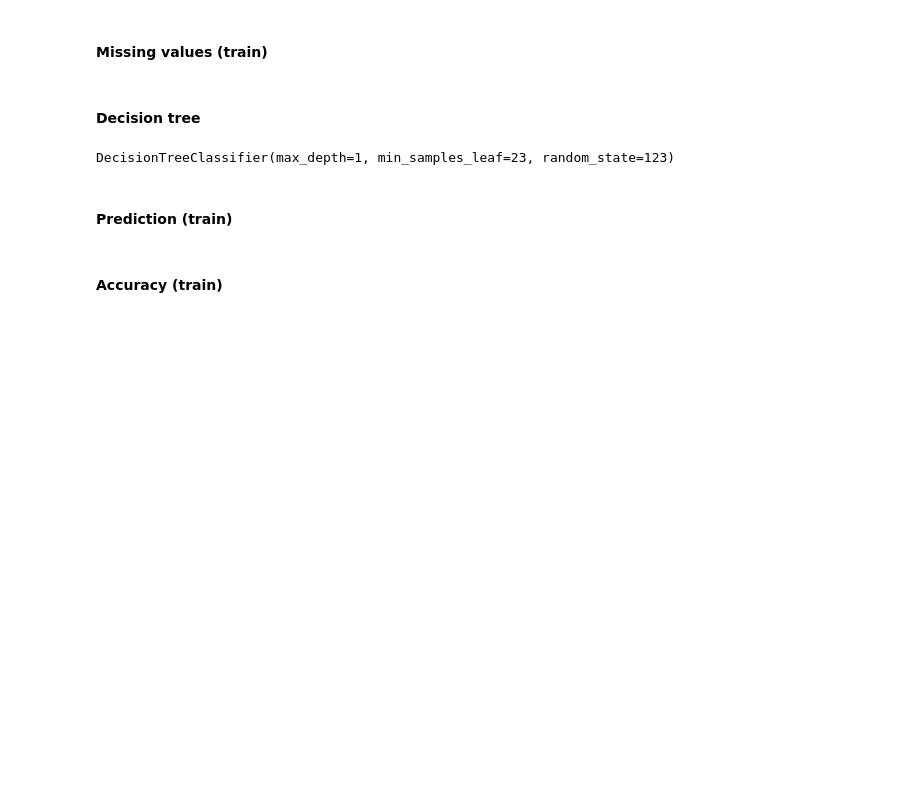
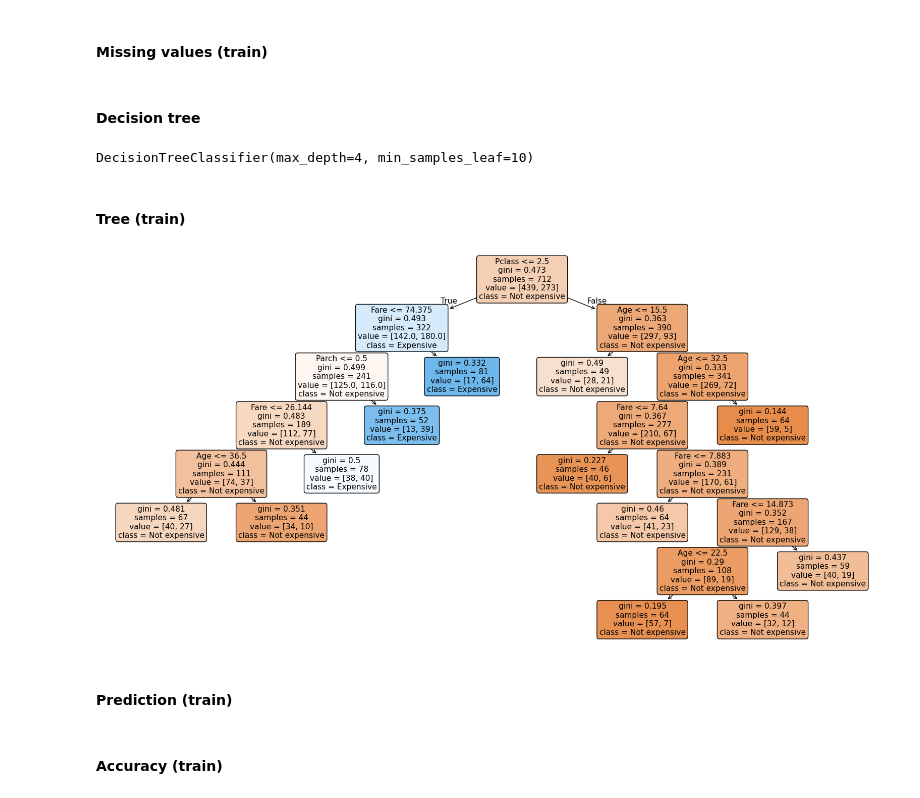
Before and after one commit to gastan81/supervised-ml, a Jupyter notebook: 02_classification__decision_trees.ipynb, the cells around one changed output. Drawn from its saved outputs; the diff is of its cells as text; code cells hidden in the pictures; blank space fills up the shorter version.

```diff
--- a/02_classification__decision_trees.ipynb
+++ b/02_classification__decision_trees.ipynb
@@ -471,12 +471,12 @@ from sklearn.tree import DecisionTreeClassifier
 # %% [markdown]
 #### Data
 # %%
-url = "https://drive.google.com/file/d/1f9Jy8dSbG_uZzVWno7-xlL7wD3ZVlizu/view?usp=sharing"
+url = "https://drive.google.com/file/d/1g3uhw_y3tboRm2eYDPfUzXXsw8IOYDCy/view?usp=sharing"
 path = 'https://drive.google.com/uc?export=download&id='+url.split('/')[-2]
 
 data = pd.read_csv(path)
 
-url = "https://drive.google.com/file/d/1A31J9GEDbbn-0bqWT-7rNQVBfi4vbLqL/view?usp=sharing"
+url = "https://drive.google.com/file/d/1g3uhw_y3tboRm2eYDPfUzXXsw8IOYDCy/view?usp=sharing"
 path = 'https://drive.google.com/uc?export=download&id='+url.split('/')[-2]
 
 headers = pd.read_csv(path)
@@ -503,12 +505,25 @@ X_num_imputed_train = imputer.transform(X_train)
 #### Decision tree
 # %%
 # 1. initialize the model (optional: give some parameters)
-my_tree = DecisionTreeClassifier(max_depth=1, min_samples_leaf=23, random_state=123)
+tree = DecisionTreeClassifier(max_depth=4, min_samples_leaf=10)#, random_state=123)
 
 # 2. fit the model to the train data
-my_tree.fit(X=X_train, y=y_train)
+tree.fit(X=X_train, y=y_train)
 # %% [output]
-DecisionTreeClassifier(max_depth=1, min_samples_leaf=23, random_state=123)
+DecisionTreeClassifier(max_depth=4, min_samples_leaf=10)
+# %% [markdown]
+#### Tree (train)
+# %%
+plt.figure(figsize=(20, 10))
+plot_tree(
+    tree,
+    filled=True,
+    rounded=True,
+    class_names=['Not expensive','Expensive'],
+    feature_names=X_num.columns
+    );
+# %% [output]
+[figure, added]
 # %% [markdown]
 #### Prediction (train)
 # %%
```
Also changed, not shown: parts of 14 cells of this notebook.
